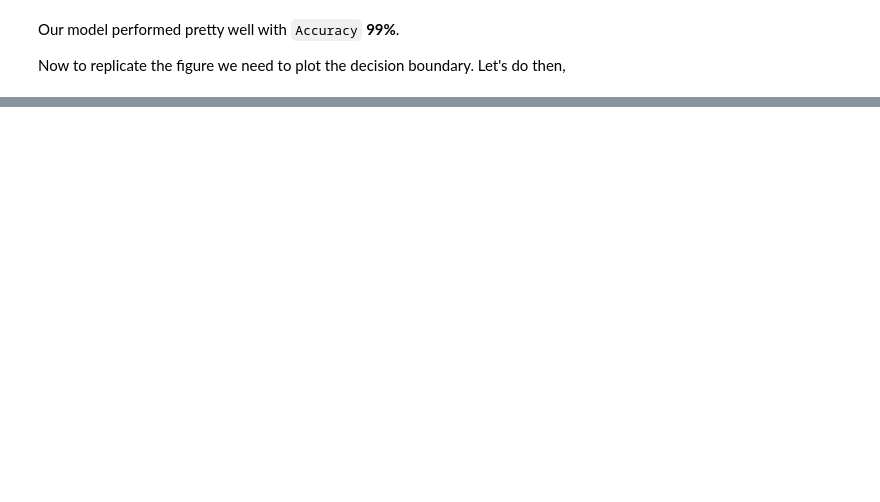
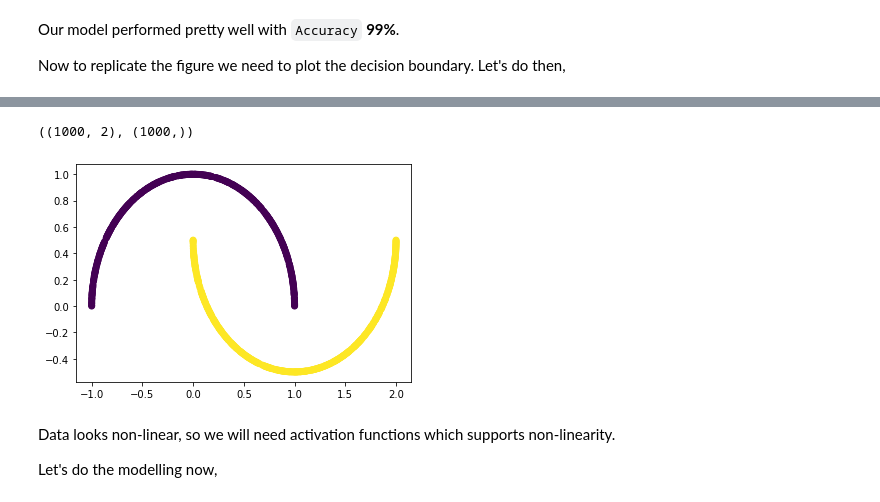
Before and after one commit to SaketMunda/tensorflow-fundamentals, a Jupyter notebook: 02_neural_network_classification_exercises.ipynb, the cells around one changed output, grey strips where cells are left out. Saved outputs shown, nothing was run; the diff lists cells and outputs as text; code cells hidden in the pictures; blank space fills up the shorter version.

```diff
--- a/02_neural_network_classification_exercises.ipynb
+++ b/02_neural_network_classification_exercises.ipynb
@@ -162,0 +179,6 @@ Doing binary-class classification...
+# %%
+# import the make_moons() dataset
+from sklearn.datasets import make_moons
+n_samples = 1000
+
+X, y = make_moons(n_samples)
@@ -162,0 +199,17 @@ Doing binary-class classification...
+# %%
+X.shape, y.shape
+# %% [output]
+((1000, 2), (1000,))
+# %%
+# Split the data first into training and test samples
+X_train, X_test = X[:750], X[750:]
+y_train, y_test = y[:750], y[750:]
+# %%
+# plot the train data into scatter plot
+plt.scatter(X_train[:, 0], X_train[:, 1], c=y_train);
+# %% [output]
+[figure, added]
+# %% [markdown]
+Data looks non-linear, so we will need activation functions which supports non-linearity.
+
+Let's do the modelling now,
```
Also changed, not shown: parts of 19 cells of this notebook.
